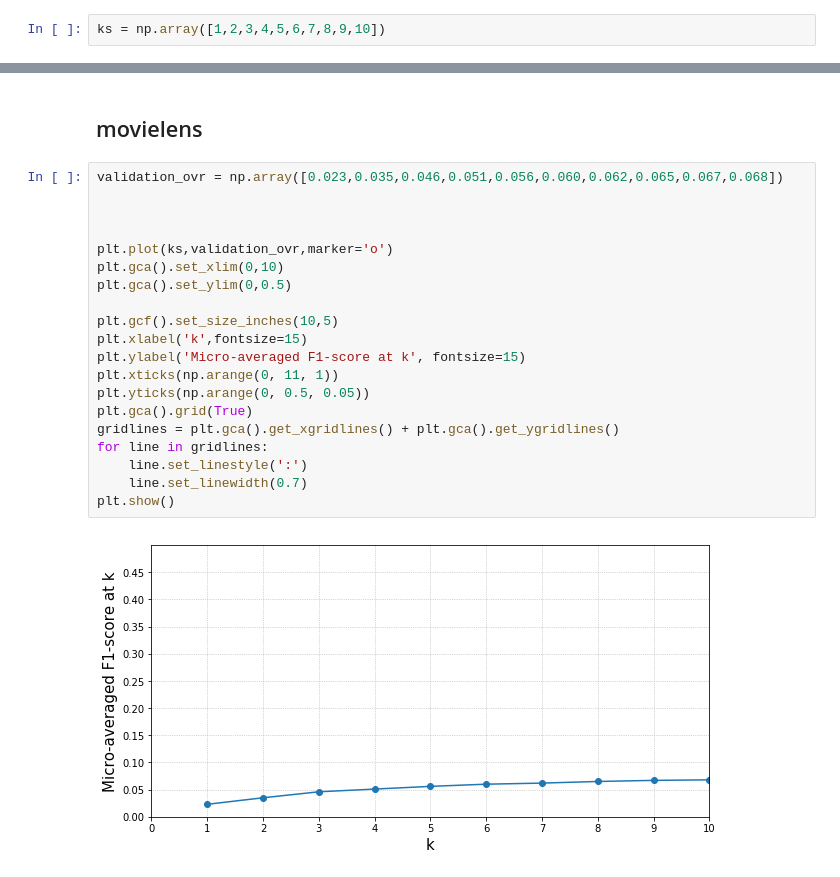
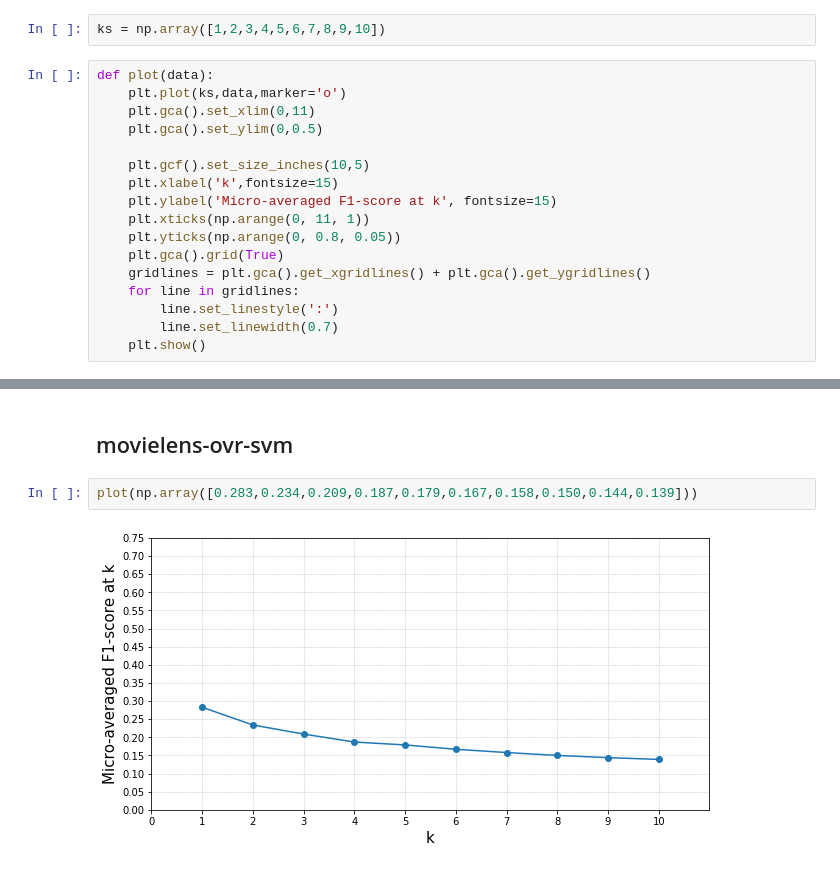
Before and after one commit to queirozfcom/auto-tagger, a Jupyter notebook: social-tags/notebooks/helper-scripts/plot-micro-f1-at-k.ipynb, the cells around one changed output, grey strips where cells are left out. Drawn from its saved outputs; the diff is of its cells as text.

```diff
--- a/social-tags/notebooks/helper-scripts/plot-micro-f1-at-k.ipynb
+++ b/social-tags/notebooks/helper-scripts/plot-micro-f1-at-k.ipynb
@@ -5,4 +5,21 @@ import numpy as np
 %matplotlib inline
 # %%
 ks = np.array([1,2,3,4,5,6,7,8,9,10])
+# %%
+def plot(data):
+    plt.plot(ks,data,marker='o')
+    plt.gca().set_xlim(0,11)
+    plt.gca().set_ylim(0,0.5)
+
+    plt.gcf().set_size_inches(10,5)
+    plt.xlabel('k',fontsize=15)
+    plt.ylabel('Micro-averaged F1-score at k', fontsize=15)
+    plt.xticks(np.arange(0, 11, 1))
+    plt.yticks(np.arange(0, 0.8, 0.05))
+    plt.gca().grid(True)
+    gridlines = plt.gca().get_xgridlines() + plt.gca().get_ygridlines()
+    for line in gridlines:
+        line.set_linestyle(':')
+        line.set_linewidth(0.7)
+    plt.show()
 # %% [markdown]
@@ -29,24 +44,6 @@ plt.show()
 # %% [markdown]
-## movielens
+## movielens-ovr-svm
-# %%
-validation_ovr = np.array([0.023,0.035,0.046,0.051,0.056,0.060,0.062,0.065,0.067,0.068])
-
-
-
-plt.plot(ks,validation_ovr,marker='o')
-plt.gca().set_xlim(0,10)
-plt.gca().set_ylim(0,0.5)
-
-plt.gcf().set_size_inches(10,5)
-plt.xlabel('k',fontsize=15)
-plt.ylabel('Micro-averaged F1-score at k', fontsize=15)
-plt.xticks(np.arange(0, 11, 1))
-plt.yticks(np.arange(0, 0.5, 0.05))
-plt.gca().grid(True)
-gridlines = plt.gca().get_xgridlines() + plt.gca().get_ygridlines()
-for line in gridlines:
-    line.set_linestyle(':')
-    line.set_linewidth(0.7)
-plt.show()
-# %% [output]
-[figure, removed]
+# %%
+plot(np.array([0.283,0.234,0.209,0.187,0.179,0.167,0.158,0.150,0.144,0.139]))
+# %% [output]
+[figure, added]
```
Also changed, not shown: parts of 8 cells of this notebook, 1 other file.
